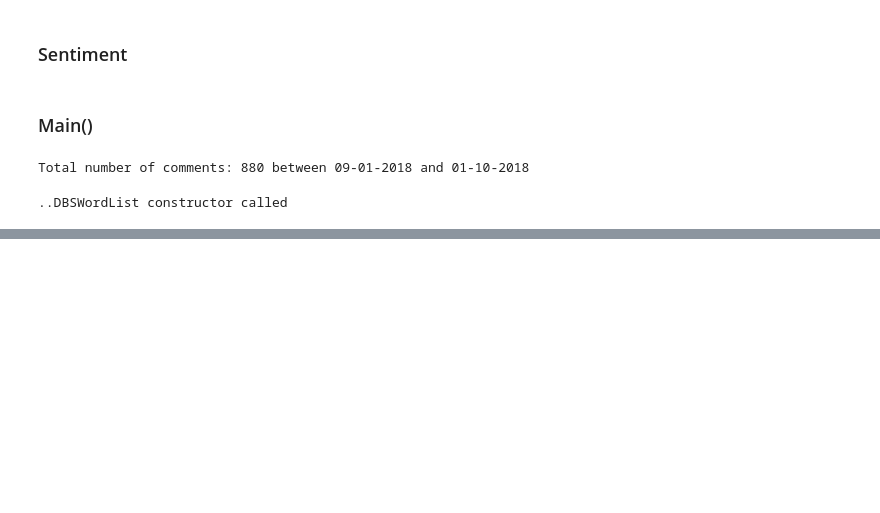
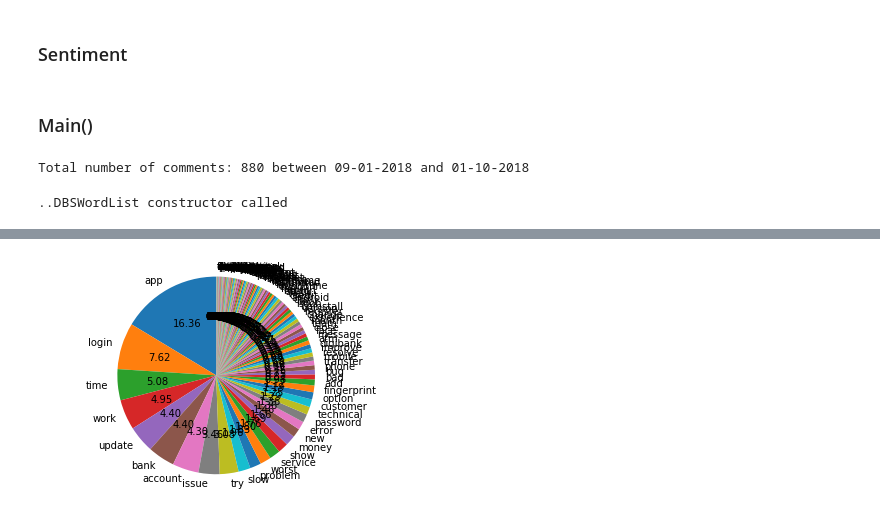
Before and after one commit to sulabh9999/SentimentAnalysis, a Jupyter notebook: TopicModeling.ipynb, the cells around one changed output, grey strips where cells are left out. Saved outputs shown, nothing was run; the diff lists cells and outputs as text; code cells hidden in the pictures; blank space fills up the shorter version.

Commit message:
adding pi chart

```diff
--- a/TopicModeling.ipynb
+++ b/TopicModeling.ipynb
@@ -220,0 +223,4 @@ showBarCharForSentiment(sortedMostNeg(l), pos=False)
+# %%
+showPiChart(sortedMostFreq(l))
+# %% [output]
+[figure, added]
```
Also changed, not shown: parts of 4 cells of this notebook, 1 other file.
